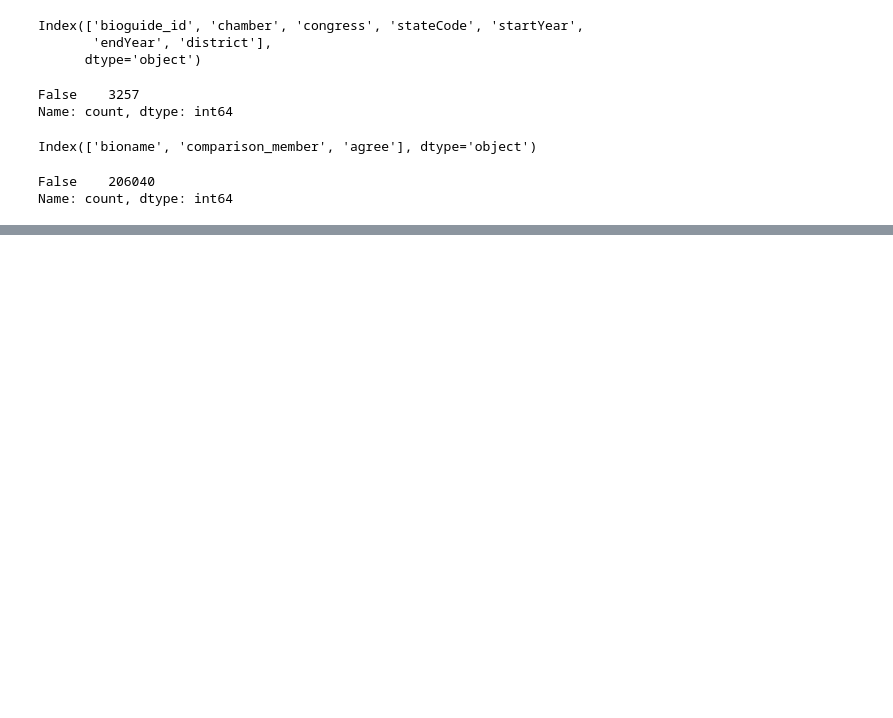
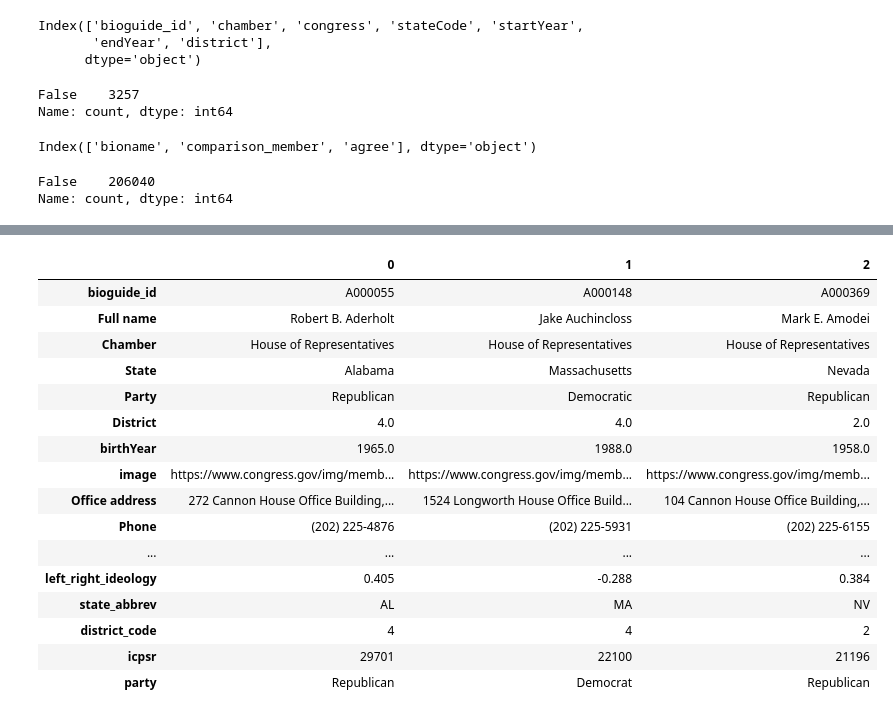
Before and after one commit to ziqian1215/DS-6600, a Jupyter notebook: notebooks/schema.ipynb, the cells around one changed output, grey strips where cells are left out. Saved outputs shown, nothing was run; the diff lists cells and outputs as text; code cells hidden in the pictures; blank space fills up the shorter version.

```diff
--- a/notebooks/schema.ipynb
+++ b/notebooks/schema.ipynb
@@ -93,0 +125,6 @@ Name: count, dtype: int64
+# %%
+members = pd. merge(bioinfo, fec_ids,
+                    on='bioguide_id',
+                    how='outer',
+                    validate='one_to_one',
+                    indicator='matched')
@@ -93,0 +139,8 @@ Name: count, dtype: int64
+# %%
+members = members.drop('matched', axis=1)
+# %%
+members = pd.merge(members, ideology,
+                   on='bioguide_id',
+                   how='outer',
+                   validate='one_to_one',
+                   indicator='matched')
@@ -93,0 +155,2 @@ Name: count, dtype: int64
+# %%
+members = members.drop('matched', axis=1)
@@ -93,0 +165,20 @@ Name: count, dtype: int64
+# %%
+members.head(3).T
+# %% [output]
+|  | 0 | 1 | 2 |
+| bioguide_id | A000055 | A000148 | A000369 |
+| Full name | Robert B. Aderholt | Jake Auchincloss | Mark E. Amodei |
+| Chamber | House of Representatives | House of Representatives | House of Representatives |
+| State | Alabama | Massachusetts | Nevada |
+| Party | Republican | Democratic | Republican |
+| District | 4.0 | 4.0 | 2.0 |
+| birthYear | 1965.0 | 1988.0 | 1958.0 |
+| image | https://www.congress.gov/img/memb... | https://www.congress.gov/img/memb... | https://www.congress.gov/img/memb... |
+| Office address | 272 Cannon House Office Building,... | 1524 Longworth House Office Build... | 104 Cannon House Office Building,... |
+| Phone | (202) 225-4876 | (202) 225-5931 | (202) 225-6155 |
+| ... | ... | ... | ... |
+| left_right_ideology | 0.405 | -0.288 | 0.384 |
+| state_abbrev | AL | MA | NV |
+| district_code | 4 | 4 | 2 |
+| icpsr | 29701 | 22100 | 21196 |
+| party | Republican | Democrat | Republican |
```
Also changed, not shown: parts of 19 cells of this notebook.
